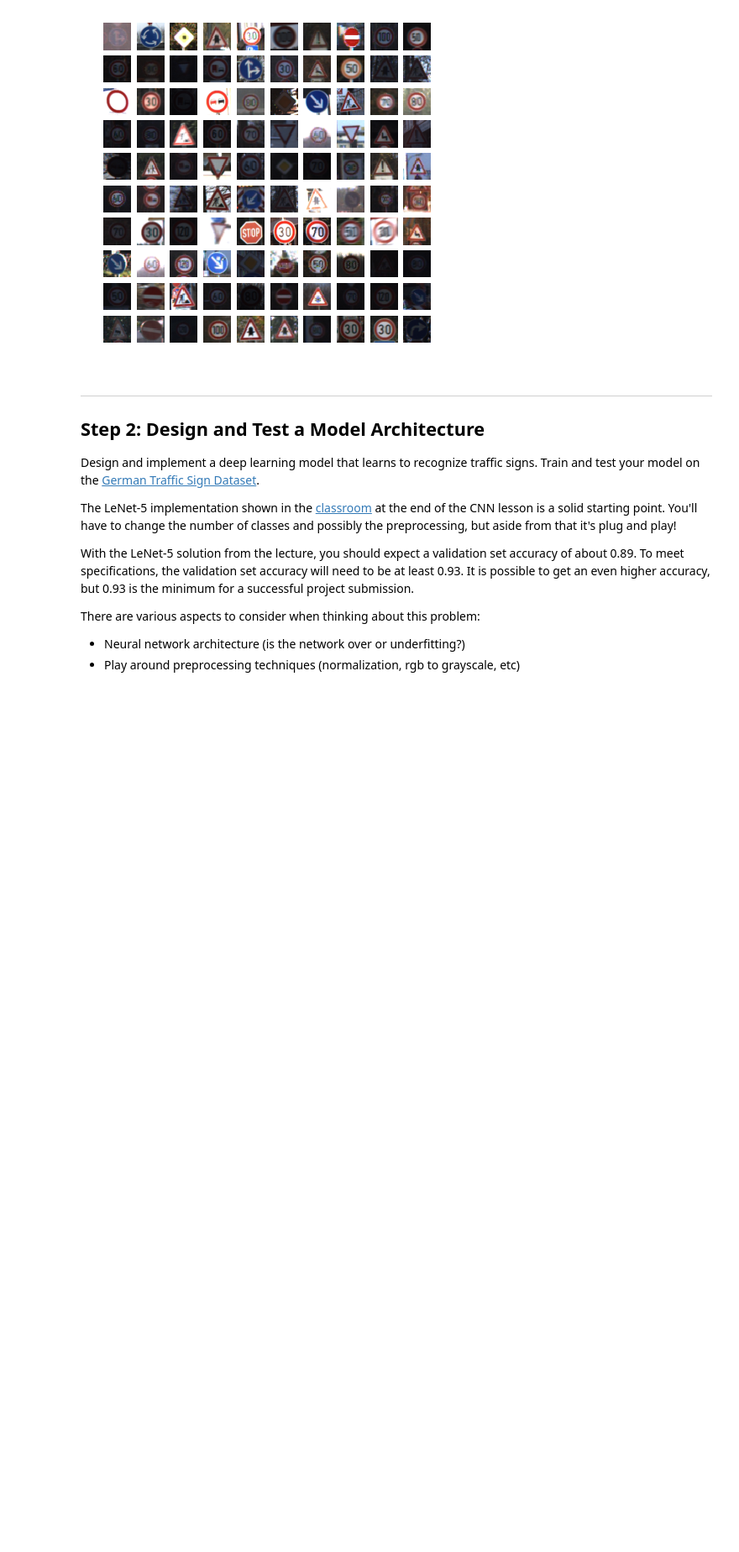
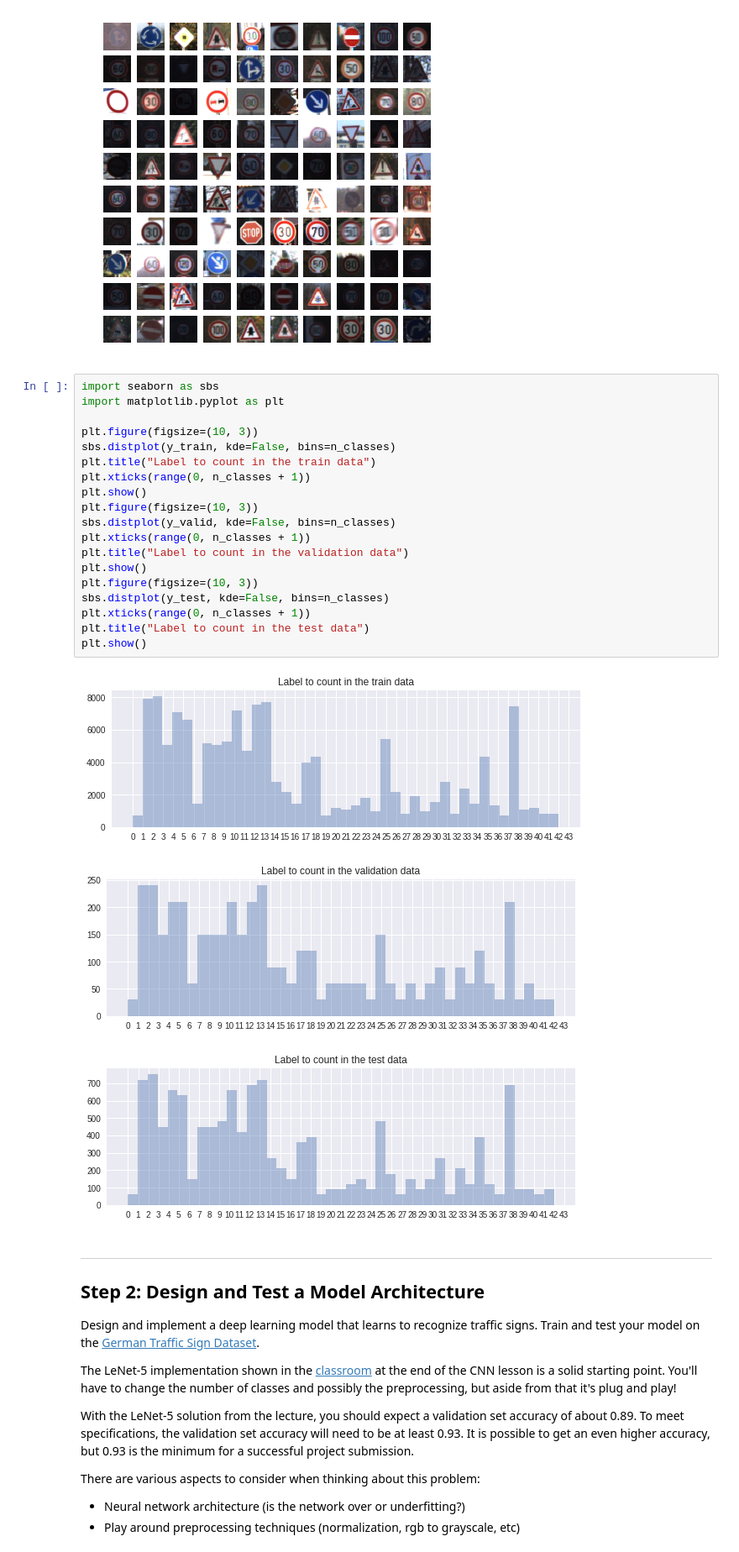
Before and after one commit to AOrazaev/CarND-Traffic-Sign-Classifier-Project, a Jupyter notebook: Traffic_Sign_Classifier.ipynb, the cells around one changed output. Shown at 84% size. Saved outputs shown, nothing was run; the diff lists cells and outputs as text; blank space fills up the shorter version.

```diff
--- a/Traffic_Sign_Classifier.ipynb
+++ b/Traffic_Sign_Classifier.ipynb
@@ -104,6 +104,29 @@ for ax in axes1.flatten():
     ax.imshow(X_train[i])
 # %% [output]
 [figure]
+# %%
+import seaborn as sbs
+import matplotlib.pyplot as plt
+
+plt.figure(figsize=(10, 3))
+sbs.distplot(y_train, kde=False, bins=n_classes)
+plt.title("Label to count in the train data")
+plt.xticks(range(0, n_classes + 1))
+plt.show()
+plt.figure(figsize=(10, 3))
+sbs.distplot(y_valid, kde=False, bins=n_classes)
+plt.xticks(range(0, n_classes + 1))
+plt.title("Label to count in the validation data")
+plt.show()
+plt.figure(figsize=(10, 3))
+sbs.distplot(y_test, kde=False, bins=n_classes)
+plt.xticks(range(0, n_classes + 1))
+plt.title("Label to count in the test data")
+plt.show()
+# %% [output]
+[figure, added]
+[figure, added]
+[figure, added]
 # %% [markdown]
 ----
 
```
Also changed, not shown: parts of 3 cells of this notebook.
